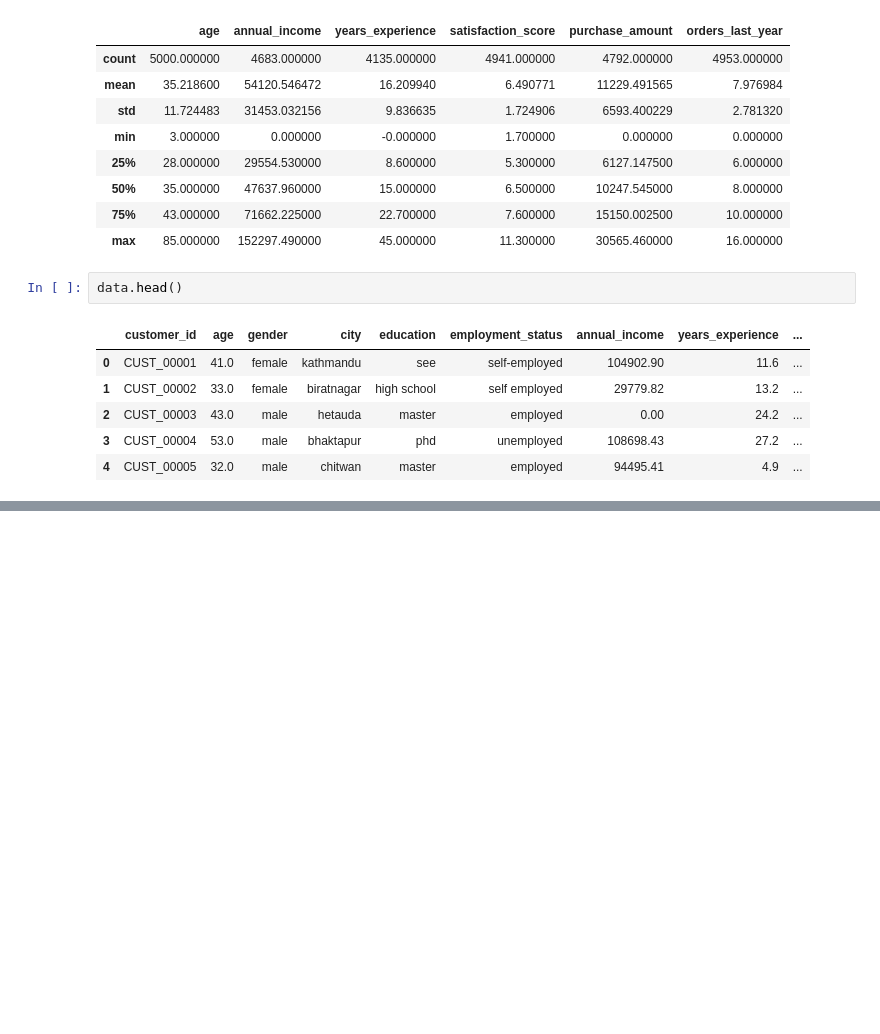
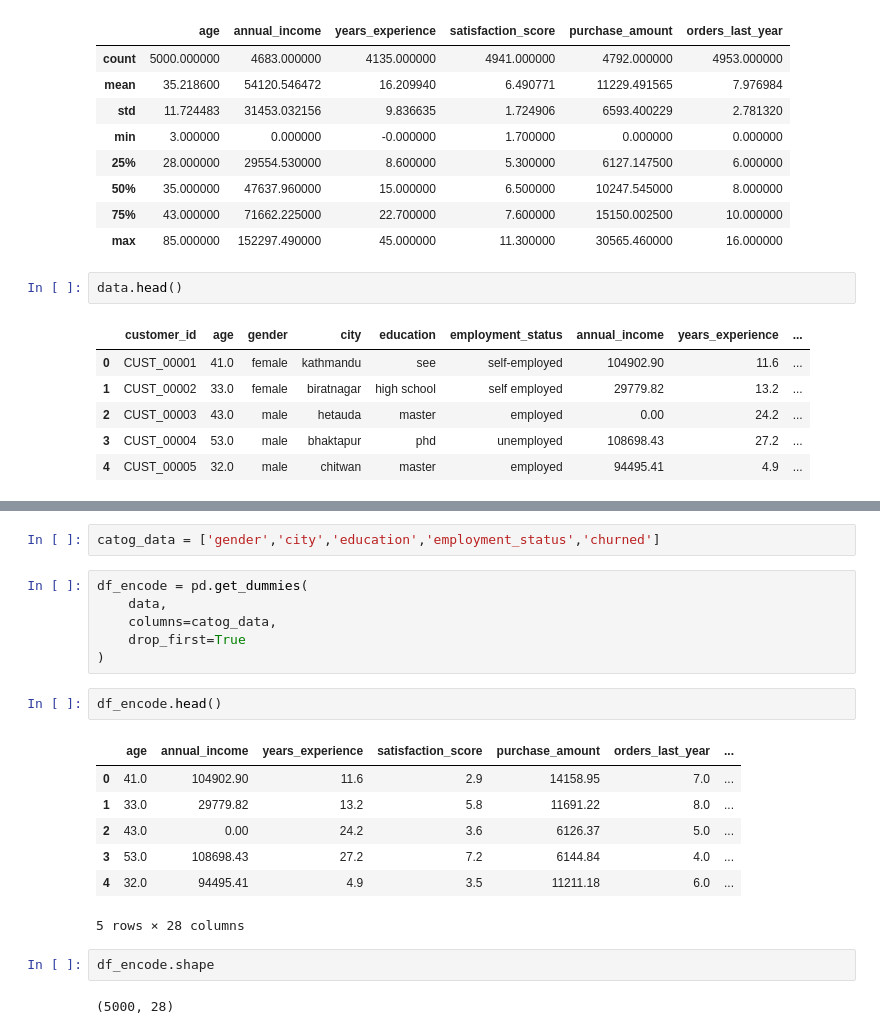
Before and after one commit to lovkush7/MACHINE-LEARNING-, a Jupyter notebook: churned.ipynb, the cells around one changed output, grey strips where cells are left out. Saved outputs shown, nothing was run; the diff lists cells and outputs as text; blank space fills up the shorter version.

```diff
--- a/churned.ipynb
+++ b/churned.ipynb
@@ -579,0 +623,22 @@ for col in num_cols:
+# %%
+catog_data = ['gender','city','education','employment_status','churned']
+# %%
+df_encode = pd.get_dummies(
+    data,
+    columns=catog_data,
+    drop_first=True
+)
+# %%
+df_encode.head()
+# %% [output]
+|  | age | annual_income | years_experience | satisfaction_score | purchase_amount | orders_last_year | ... |
+| 0 | 41.0 | 104902.90 | 11.6 | 2.9 | 14158.95 | 7.0 | ... |
+| 1 | 33.0 | 29779.82 | 13.2 | 5.8 | 11691.22 | 8.0 | ... |
+| 2 | 43.0 | 0.00 | 24.2 | 3.6 | 6126.37 | 5.0 | ... |
+| 3 | 53.0 | 108698.43 | 27.2 | 7.2 | 6144.84 | 4.0 | ... |
+| 4 | 32.0 | 94495.41 | 4.9 | 3.5 | 11211.18 | 6.0 | ... |
+5 rows × 28 columns
+# %%
+df_encode.shape
+# %% [output]
+(5000, 28)
```
Also changed, not shown: parts of 41 cells of this notebook.
